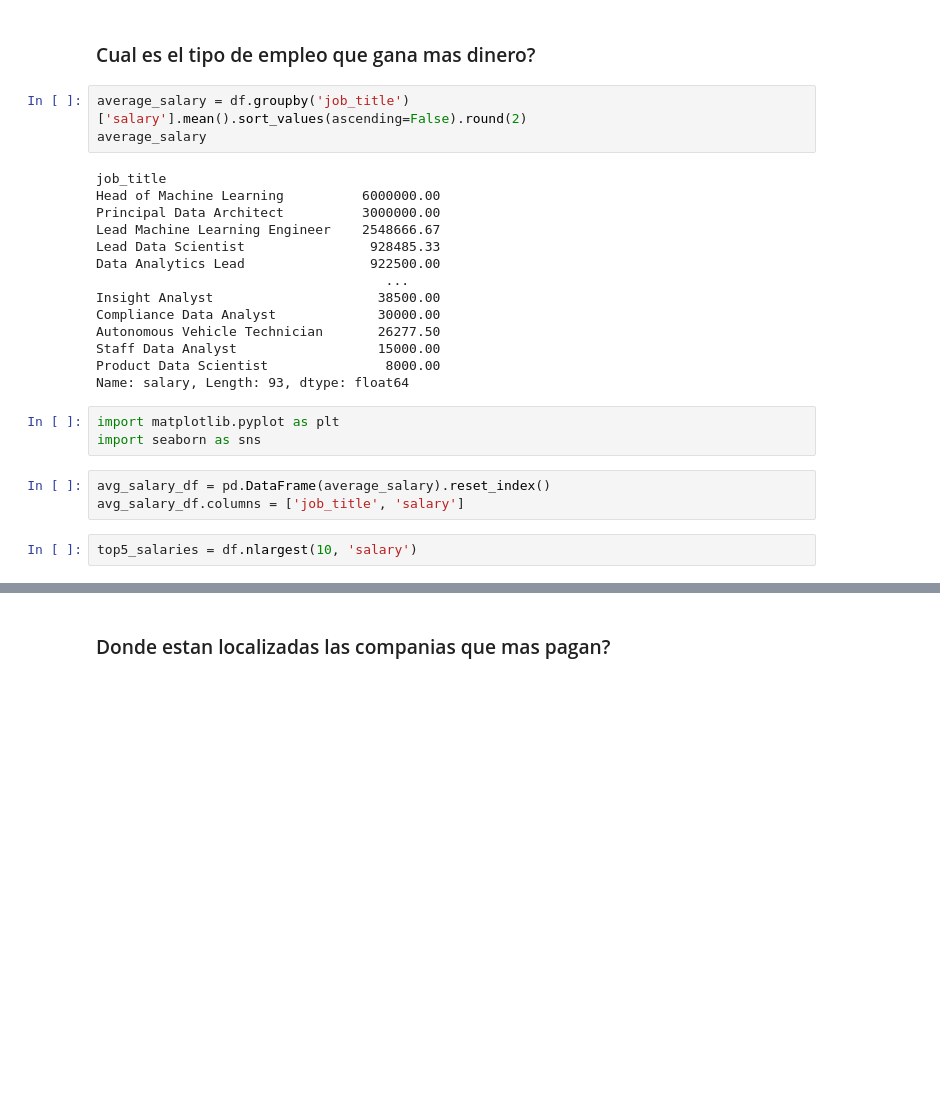
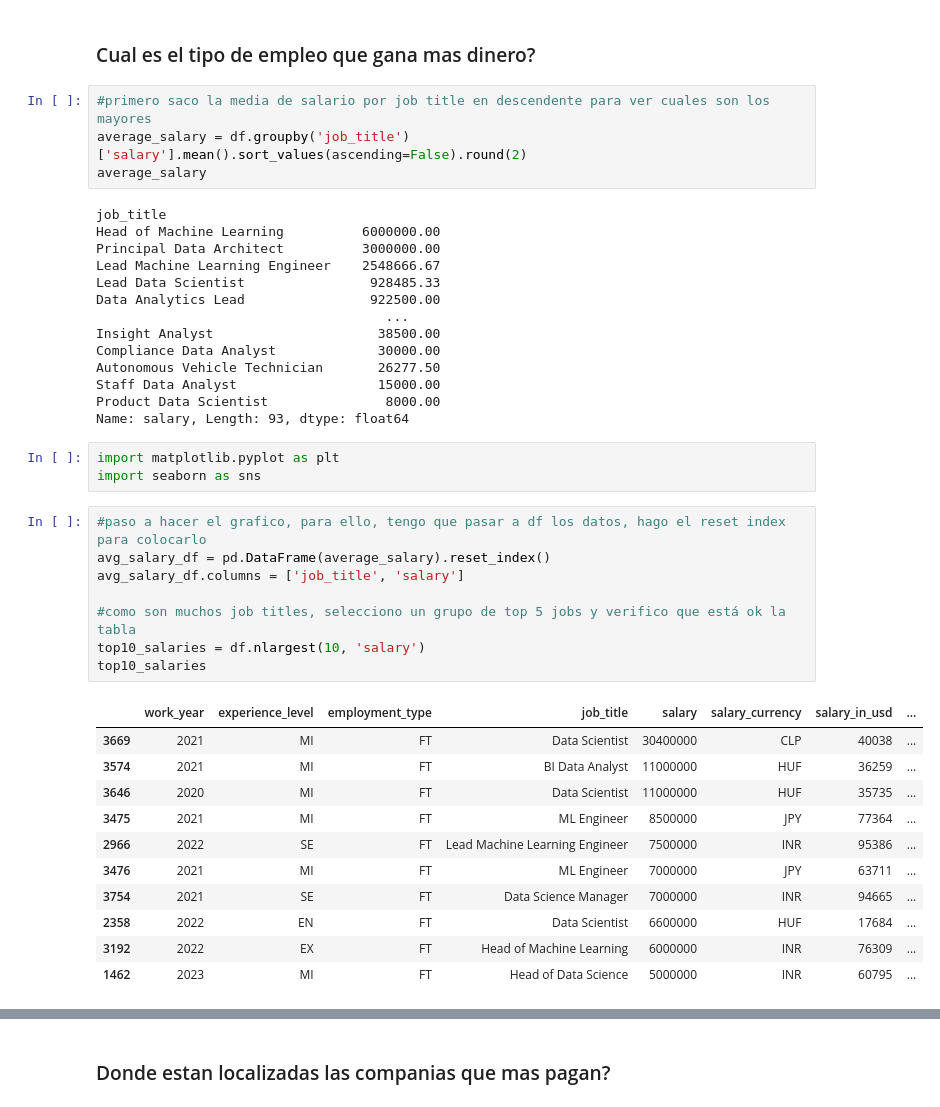
Before and after one commit to liagcaviedes/Data-Analytics-Salaries-Project, a Jupyter notebook: salary_data_ok.ipynb, the cells around one changed output, grey strips where cells are left out. Drawn from its saved outputs; the diff is of its cells as text; blank space fills up the shorter version.

```diff
--- a/salary_data.ipynb
+++ b/salary_data_ok.ipynb
@@ -76,6 +71,7 @@ df.shape[0] #como es ahora mi df? ahora tiene 2584 filas
 # %% [markdown]
 ### Cual es el tipo de empleo que gana mas dinero?
 # %%
+#primero saco la media de salario por job title en descendente para ver cuales son los mayores
 average_salary = df.groupby('job_title')['salary'].mean().sort_values(ascending=False).round(2)
 average_salary
 # %% [output]
@@ -95,9 +91,24 @@ Name: salary, Length: 93, dtype: float64
 # %%
 import matplotlib.pyplot as plt
 import seaborn as sns
-# %%
-avg_salary_df = pd.DataFrame(average_salary).reset_index()
-avg_salary_df.columns = ['job_title', 'salary']
-# %%
-top5_salaries = df.nlargest(10, 'salary')
+# %%
+#paso a hacer el grafico, para ello, tengo que pasar a df los datos, hago el reset index para colocarlo
+avg_salary_df = pd.DataFrame(average_salary).reset_index()
+avg_salary_df.columns = ['job_title', 'salary']
+
+#como son muchos job titles, selecciono un grupo de top 5 jobs y verifico que está ok la tabla
+top10_salaries = df.nlargest(10, 'salary')
+top10_salaries
+# %% [output]
+|  | work_year | experience_level | employment_type | job_title | salary | salary_currency | salary_in_usd | ... |
+| 3669 | 2021 | MI | FT | Data Scientist | 30400000 | CLP | 40038 | ... |
+| 3574 | 2021 | MI | FT | BI Data Analyst | 11000000 | HUF | 36259 | ... |
+| 3646 | 2020 | MI | FT | Data Scientist | 11000000 | HUF | 35735 | ... |
+| 3475 | 2021 | MI | FT | ML Engineer | 8500000 | JPY | 77364 | ... |
+| 2966 | 2022 | SE | FT | Lead Machine Learning Engineer | 7500000 | INR | 95386 | ... |
+| 3476 | 2021 | MI | FT | ML Engineer | 7000000 | JPY | 63711 | ... |
+| 3754 | 2021 | SE | FT | Data Science Manager | 7000000 | INR | 94665 | ... |
+| 2358 | 2022 | EN | FT | Data Scientist | 6600000 | HUF | 17684 | ... |
+| 3192 | 2022 | EX | FT | Head of Machine Learning | 6000000 | INR | 76309 | ... |
+| 1462 | 2023 | MI | FT | Head of Data Science | 5000000 | INR | 60795 | ... |
 # %%
```
Also changed, not shown: parts of 14 cells of this notebook.
